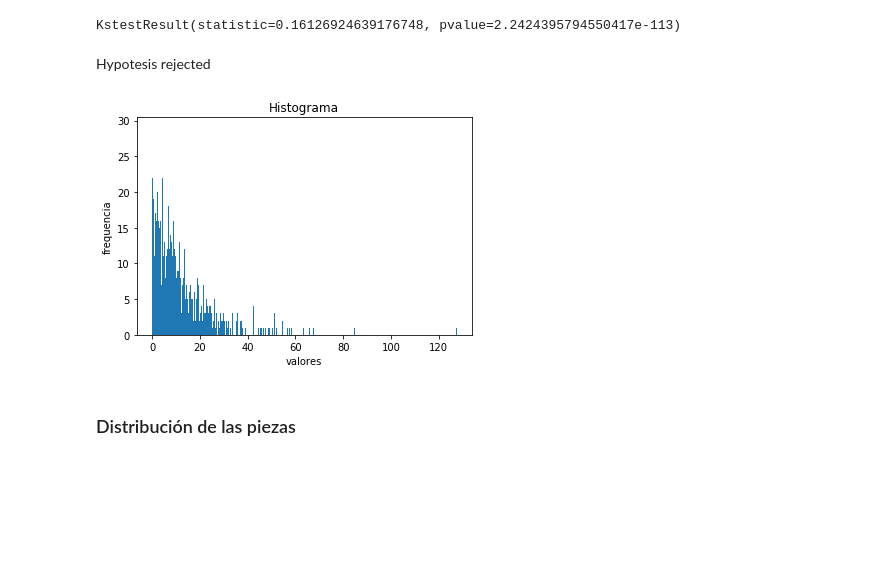
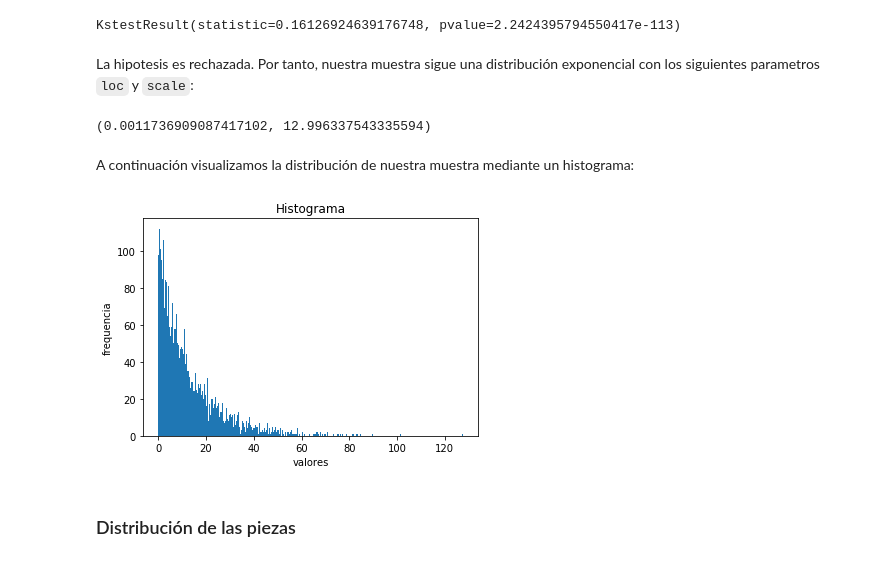
Before and after one commit to tgm185z/metodos_simulacion, a Jupyter notebook: parte2/pr2.ipynb, the cells around one changed output. Saved outputs shown, nothing was run; the diff lists cells and outputs as text; code cells hidden in the pictures; blank space fills up the shorter version.

```diff
--- a/parte2/pr2.ipynb
+++ b/parte2/pr2.ipynb
@@ -152,17 +163,24 @@ while abs(loc+a) > 0.0001:
 kstest(llegadas,'truncnorm', (a,b,loc,scale))
 # %% [output]
 KstestResult(statistic=0.16126924639176748, pvalue=2.2424395794550417e-113)
-# %% [markdown]
-Hypotesis rejected
+# %% [markdown]
+La hipotesis es rechazada. Por tanto, nuestra muestra sigue una distribución exponencial con los siguientes parametros `loc` y `scale`:
+# %%
+loc, scale = expon.fit(llegadas)
+print((loc, scale))
+# %% [output]
+(0.0011736909087417102, 12.996337543335594)
+# %% [markdown]
+A continuación visualizamos la distribución de nuestra muestra mediante un histograma:
 # %%
 # histograma de llegadas
-cuenta, cajas, ignorar = plt.hist(llegadas, 2500)
+cuenta, cajas, ignorar = plt.hist(llegadas, 500)
 plt.ylabel('frequencia')
 plt.xlabel('valores')
 plt.title('Histograma')
 plt.show()
 # %% [output]
-[figure, old version]
+[figure, new version]
 # %% [markdown]
 ### Distribución de las piezas
 # %%
```
Also changed, not shown: parts of 8 cells of this notebook.
